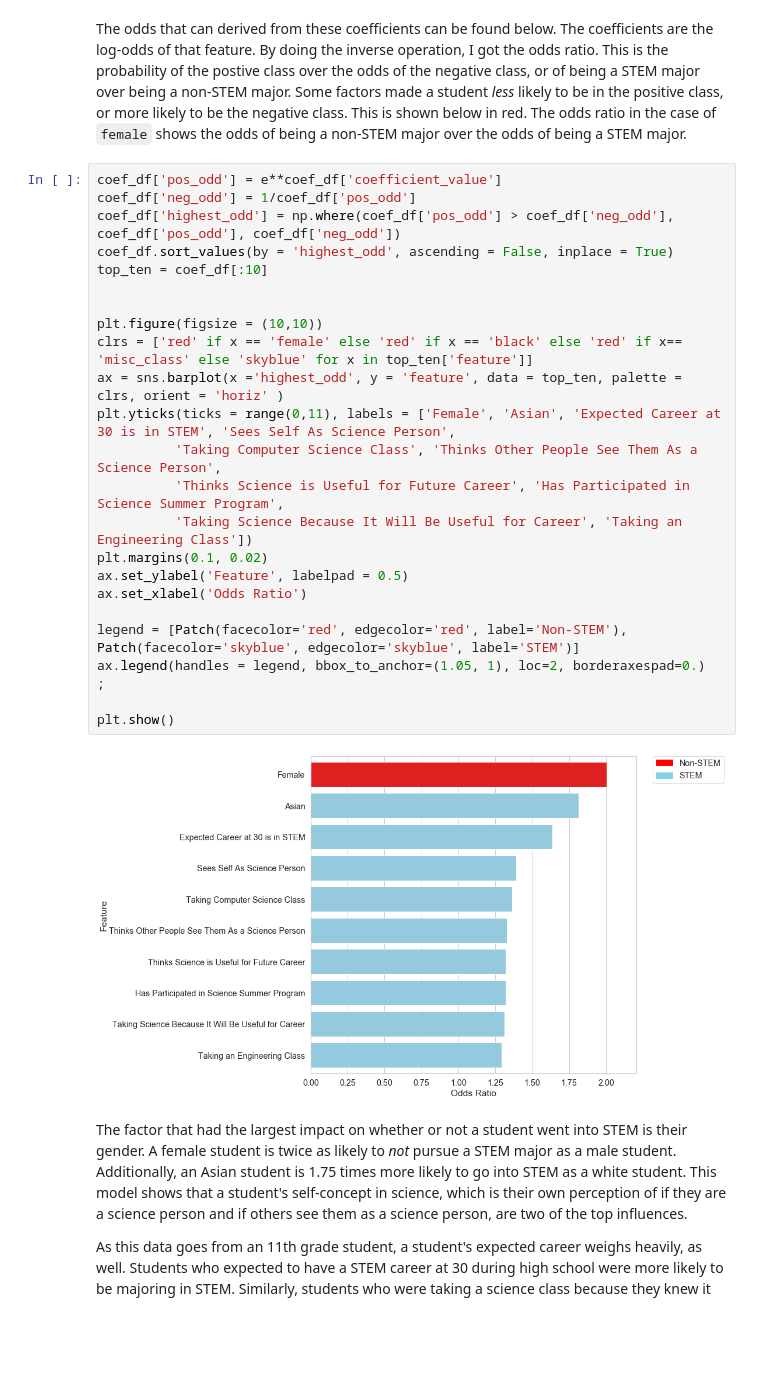
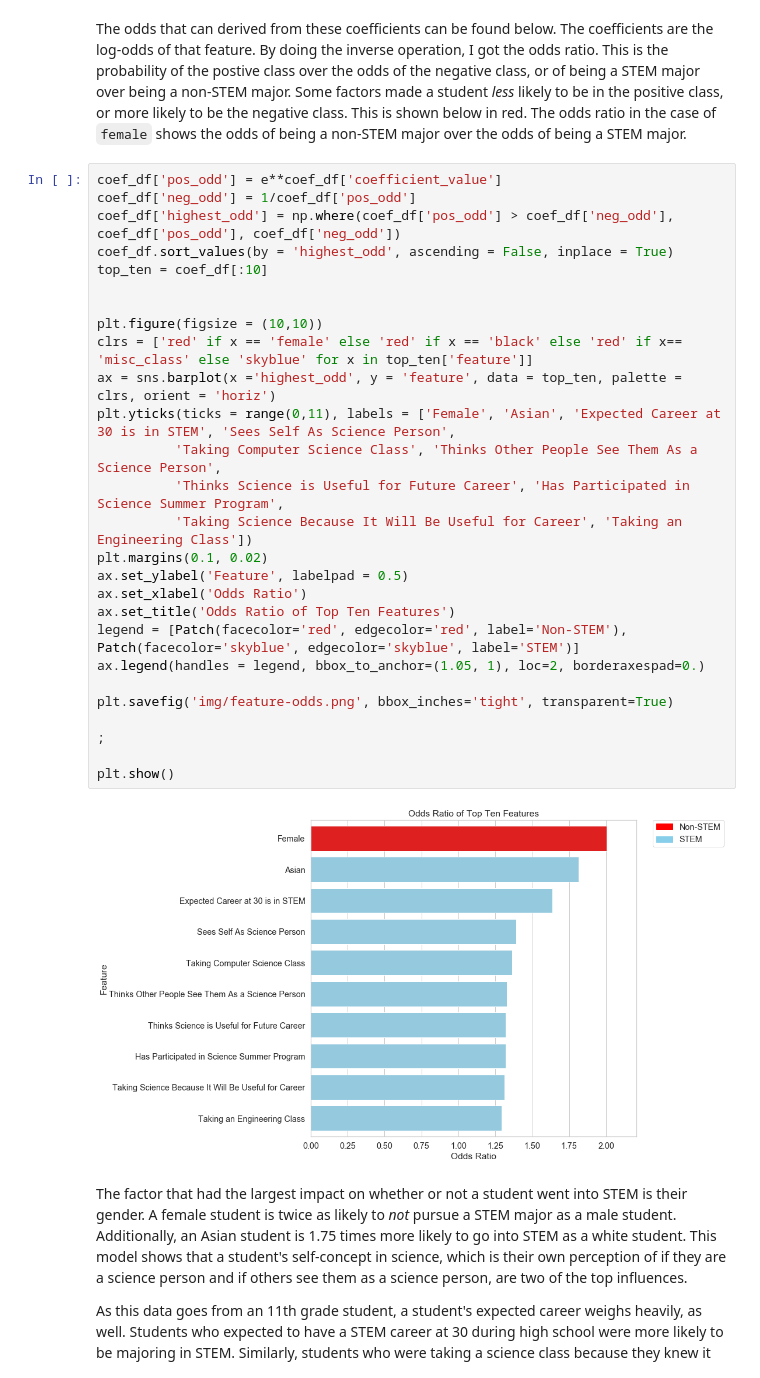
Before and after one commit to laurenphipps/STEM-majors, a Jupyter notebook: Final_Notebook.ipynb, the cells around one changed output. Cells and saved outputs as stored; diff of their text form; blank space fills up the shorter version.

```diff
--- a/Final_Notebook.ipynb
+++ b/Final_Notebook.ipynb
@@ -693,29 +720,32 @@ The odds that can derived from these coefficients can be found below. The coeffi
 # %%
 coef_df['pos_odd'] = e**coef_df['coefficient_value']
 coef_df['neg_odd'] = 1/coef_df['pos_odd']
 coef_df['highest_odd'] = np.where(coef_df['pos_odd'] > coef_df['neg_odd'], coef_df['pos_odd'], coef_df['neg_odd'])
 coef_df.sort_values(by = 'highest_odd', ascending = False, inplace = True)
 top_ten = coef_df[:10]
 
 
 plt.figure(figsize = (10,10))
 clrs = ['red' if x == 'female' else 'red' if x == 'black' else 'red' if x== 'misc_class' else 'skyblue' for x in top_ten['feature']]
-ax = sns.barplot(x ='highest_odd', y = 'feature', data = top_ten, palette = clrs, orient = 'horiz' )
+ax = sns.barplot(x ='highest_odd', y = 'feature', data = top_ten, palette = clrs, orient = 'horiz')
 plt.yticks(ticks = range(0,11), labels = ['Female', 'Asian', 'Expected Career at 30 is in STEM', 'Sees Self As Science Person',
           'Taking Computer Science Class', 'Thinks Other People See Them As a Science Person',
           'Thinks Science is Useful for Future Career', 'Has Participated in Science Summer Program',
           'Taking Science Because It Will Be Useful for Career', 'Taking an Engineering Class'])
 plt.margins(0.1, 0.02)
 ax.set_ylabel('Feature', labelpad = 0.5)
 ax.set_xlabel('Odds Ratio')
-
+ax.set_title('Odds Ratio of Top Ten Features')
 legend = [Patch(facecolor='red', edgecolor='red', label='Non-STEM'), Patch(facecolor='skyblue', edgecolor='skyblue', label='STEM')]
 ax.legend(handles = legend, bbox_to_anchor=(1.05, 1), loc=2, borderaxespad=0.)
+
+plt.savefig('img/feature-odds.png', bbox_inches='tight', transparent=True)
+
 ;
 
 plt.show()
 # %% [output]
-[figure, old version]
+[figure, new version]
 # %% [markdown]
 The factor that had the largest impact on whether or not a student went into STEM is their gender. A female student is twice as likely to *not* pursue a STEM major as a male student. Additionally, an Asian student is 1.75 times more likely to go into STEM as a white student. This model shows that a student's self-concept in science, which is their own perception of if they are a science person and if others see them as a science person, are two of the top influences.
 
```
Also changed, not shown: parts of 13 cells of this notebook, 9 other files.
